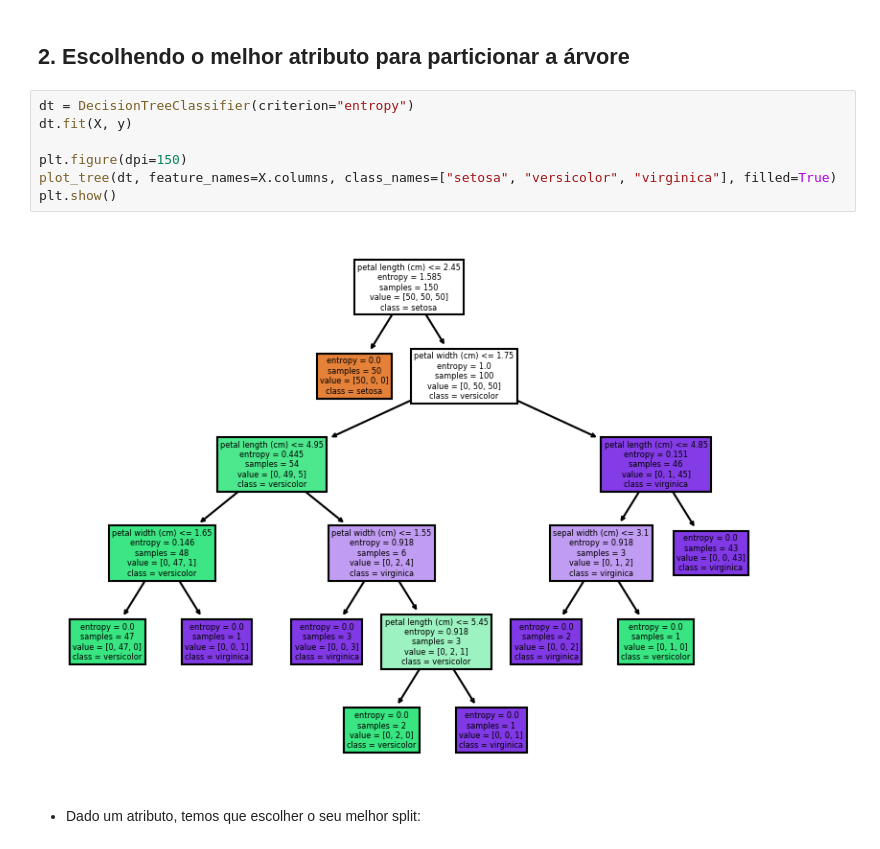
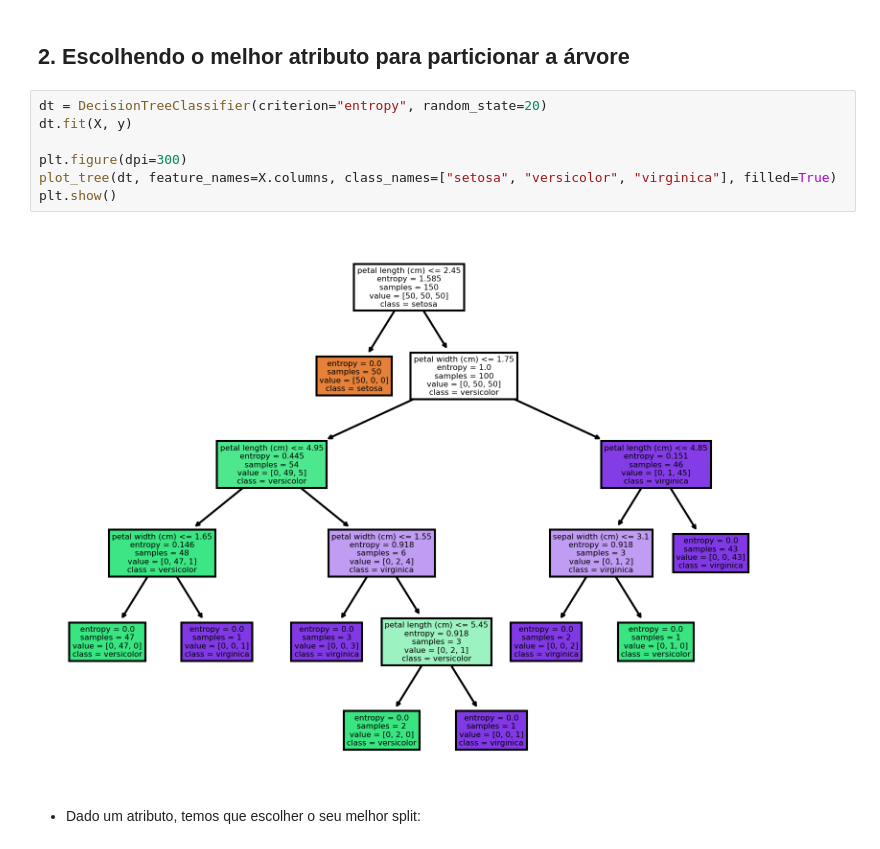
Before and after one commit to smastelini/eng-soft-ml-uel, a Jupyter notebook: aula-5.ipynb, the cells around one changed output. Saved outputs shown, nothing was run; the diff lists cells and outputs as text.

```diff
--- a/aula-5.ipynb
+++ b/aula-5.ipynb
@@ -191,14 +218,14 @@ A segunda opção gerou um maior valor de IG, logo, seria a melhor escolha dentr
 # %% [markdown]
 ## 2. Escolhendo o melhor atributo para particionar a árvore
 # %%
-dt = DecisionTreeClassifier(criterion="entropy")
+dt = DecisionTreeClassifier(criterion="entropy", random_state=20)
 dt.fit(X, y)
 
-plt.figure(dpi=150)
+plt.figure(dpi=300)
 plot_tree(dt, feature_names=X.columns, class_names=["setosa", "versicolor", "virginica"], filled=True)
 plt.show()
 # %% [output]
-[figure, old version]
+[figure, new version]
 # %% [markdown]
 - Dado um atributo, temos que escolher o seu melhor split:
 # %%
```
Also changed, not shown: parts of 40 cells of this notebook, 1 other file.
